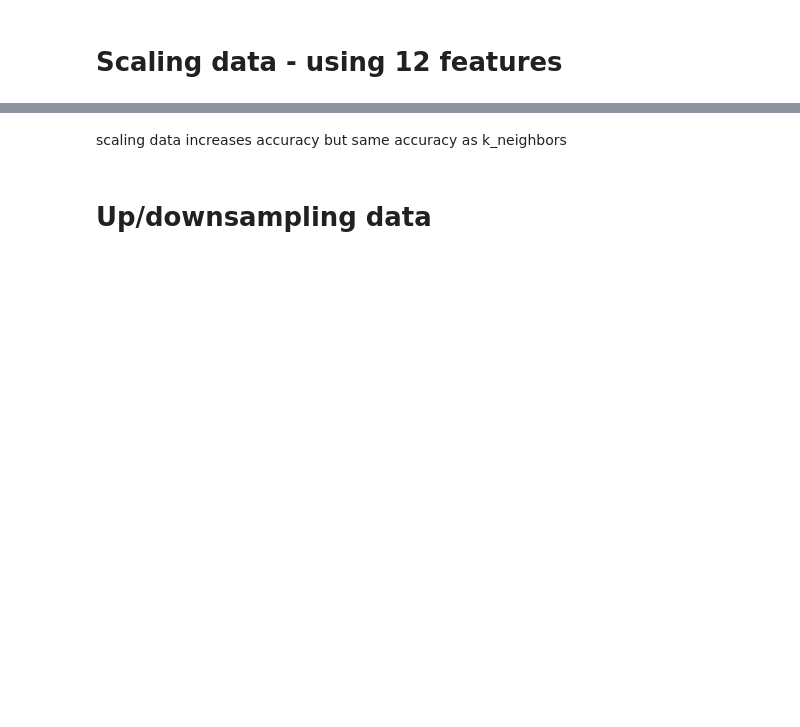
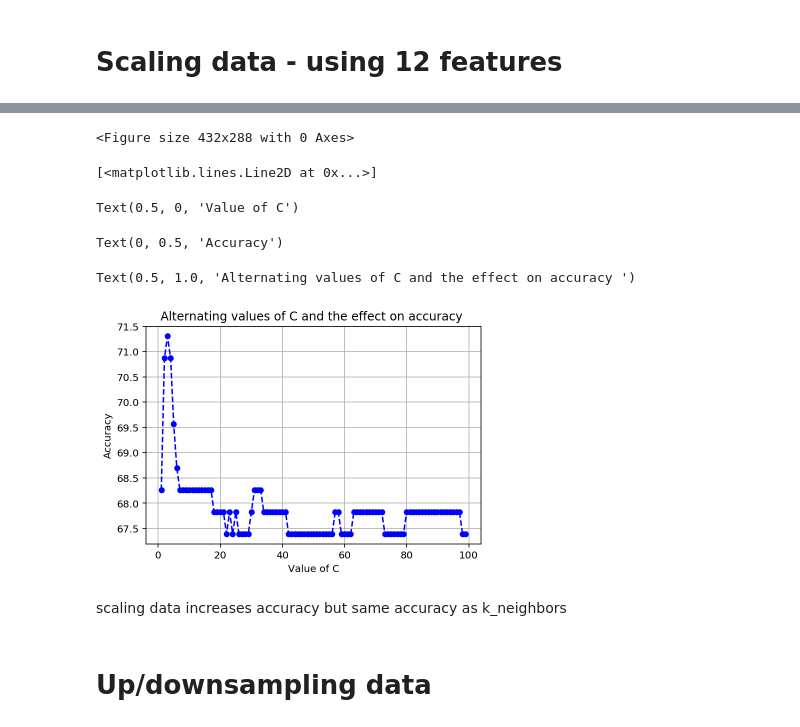
Before and after one commit to ljhowell/machine-learning_CHD, a Jupyter notebook: SVM.ipynb, the cells around one changed output, grey strips where cells are left out. Drawn from its saved outputs; the diff is of its cells as text; code cells hidden in the pictures; blank space fills up the shorter version.

Commit message:
Creation of optimised functions and comparison graphs
Created comparison graphs for ranging cutoffs on the optimised functions - SMOTE still needed

```diff
--- a/SVM.ipynb
+++ b/SVM.ipynb
@@ -185,0 +202,15 @@ Calculating Support vector machine ..
+# %%
+dataset_d = pp.chose_features(dataset, n_features=12) # choose n features
+dataset_d = pp.drop_missing(dataset_d) # drop missing rows
+dataset_d = pp.downsample(dataset_d)
+dataset_d = pp.scale_data(dataset_d, 'minmax', v=1)
+X_train, X_test, y_train, y_test = pp.split_data(dataset_d) # split dataset
+
+SVM = support_vector(X_train, X_test, y_train, y_test, v=1, C=2, gamma='scale')
+y_pred= SVM.predict(X_test)
+
+accuracy = accuracy_score(y_test,y_pred)
+print(accuracy*100)
+
+cm=confusion_matrix(y_test,y_pred)
+conf_matrix_downsampled =pd.DataFrame(data=cm,columns=['Predicted:0','Predicted:1'],index=['Actual:0','Actual:1'])
@@ -185,0 +225,14 @@ Calculating Support vector machine ..
+# %%
+#changing values of C and seeing the effect on accuracy
+dataset_d = pp.chose_features(dataset, n_features=12) # choose n features
+dataset_d = pp.drop_missing(dataset_d) # drop missing rows
+dataset_d = pp.downsample(dataset_d)
+dataset_d = pp.scale_data(dataset_d, 'minmax', v=1)
+X_train, X_test, y_train, y_test = pp.split_data(dataset_d) # split dataset
+
+acc=[]
+for i in range(1,100):
+    SVM = support_vector(X_train, X_test, y_train, y_test, v=1, C=i, gamma='scale')
+    y_pred= SVM.predict(X_test)
+    accuracy = accuracy_score(y_test,y_pred)
+    acc.append(accuracy*100)
@@ -185,0 +461,15 @@ Calculating Support vector machine ..
+# %%
+plt.figure()
+plt.plot(range(1,100), acc, color='blue', linestyle='dashed', marker='o',
+         markerfacecolor='blue', markersize=5)
+plt.grid()
+plt.xlabel('Value of C')
+plt.ylabel('Accuracy')
+plt.title('Alternating values of C and the effect on accuracy ')
+# %% [output]
+<Figure size 432x288 with 0 Axes>
+[<matplotlib.lines.Line2D at 0x...>]
+Text(0.5, 0, 'Value of C')
+Text(0, 0.5, 'Accuracy')
+Text(0.5, 1.0, 'Alternating values of C and the effect on accuracy ')
+[figure, added]
```
Also changed, not shown: parts of 10 cells of this notebook, 1 other file.
